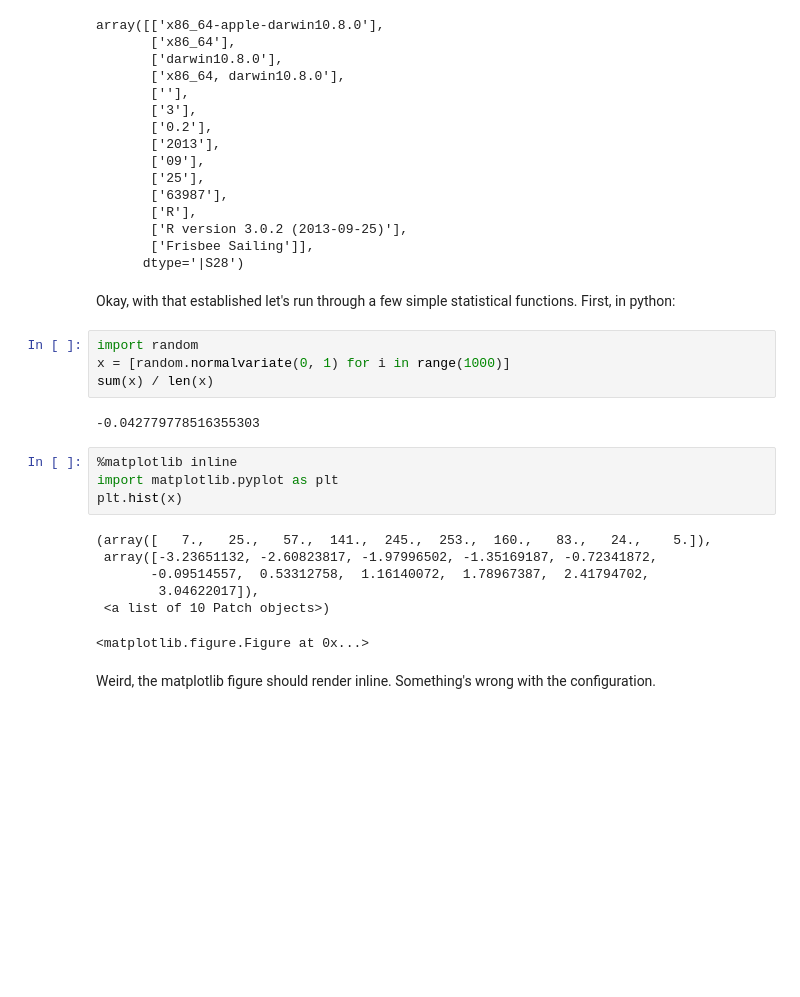
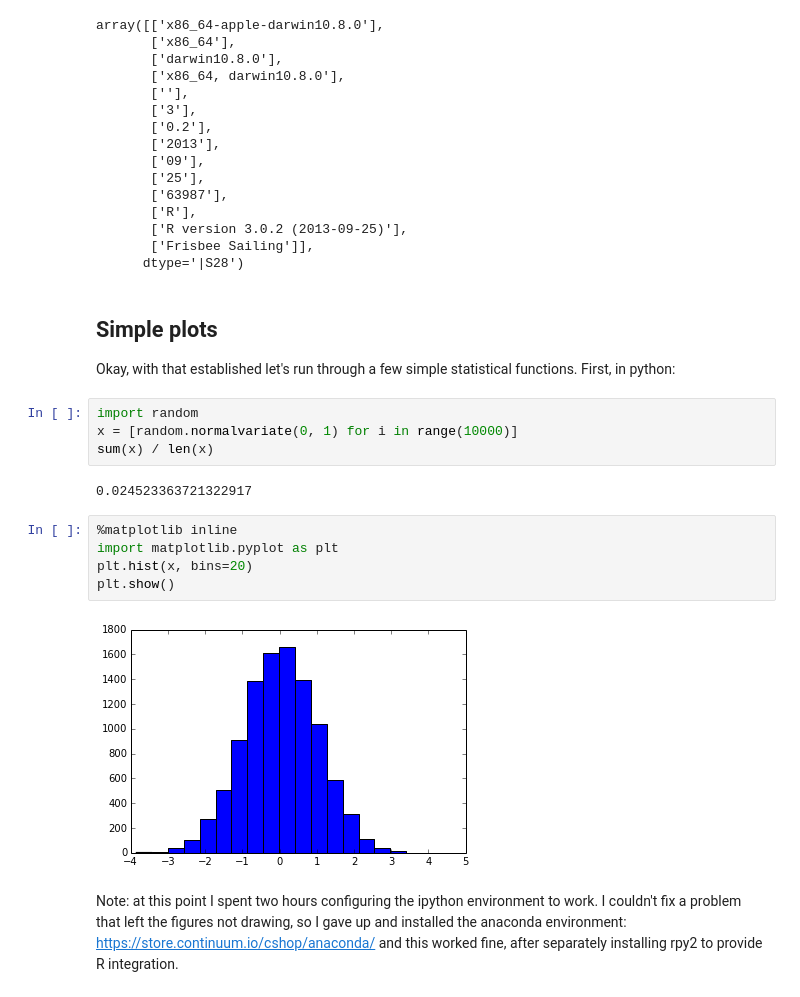
Before and after one commit to dchud/indviz, a Jupyter notebook: Week 1 - basics.ipynb, the cells around one changed output. Saved outputs shown, nothing was run; the diff lists cells and outputs as text; blank space fills up the shorter version.

Commit message:
updated python reqs to use conda, plotting and R integration working now

```diff
--- a/Week 1 - basics.ipynb
+++ b/Week 1 - basics.ipynb
@@ -38,23 +38,22 @@ array([['x86_64-apple-darwin10.8.0'],
        ['Frisbee Sailing']],
       dtype='|S28')
 # %% [markdown]
+Simple plots
+------------
+
 Okay, with that established let's run through a few simple statistical functions. First, in python:
 # %%
 import random
-x = [random.normalvariate(0, 1) for i in range(1000)]
+x = [random.normalvariate(0, 1) for i in range(10000)]
 sum(x) / len(x)
 # %% [output]
--0.042779778516355303
+0.024523363721322917
 # %%
 %matplotlib inline
 import matplotlib.pyplot as plt
-plt.hist(x)
+plt.hist(x, bins=20)
+plt.show()
 # %% [output]
-(array([   7.,   25.,   57.,  141.,  245.,  253.,  160.,   83.,   24.,    5.]),
- array([-3.23651132, -2.60823817, -1.97996502, -1.35169187, -0.72341872,
-       -0.09514557,  0.53312758,  1.16140072,  1.78967387,  2.41794702,
-        3.04622017]),
- <a list of 10 Patch objects>)
-<matplotlib.figure.Figure at 0x...>
+[figure, added]
-# %% [markdown]
-Weird, the matplotlib figure should render inline.  Something's wrong with the configuration.
+# %% [markdown]
+Note: at this point I spent two hours configuring the ipython environment to work.  I couldn't fix a problem that left the figures not drawing, so I gave up and installed the anaconda environment: https://store.continuum.io/cshop/anaconda/ and this worked fine, after separately installing rpy2 to provide R integration.
```
Also changed, not shown: parts of 9 cells of this notebook, 1 other file.
